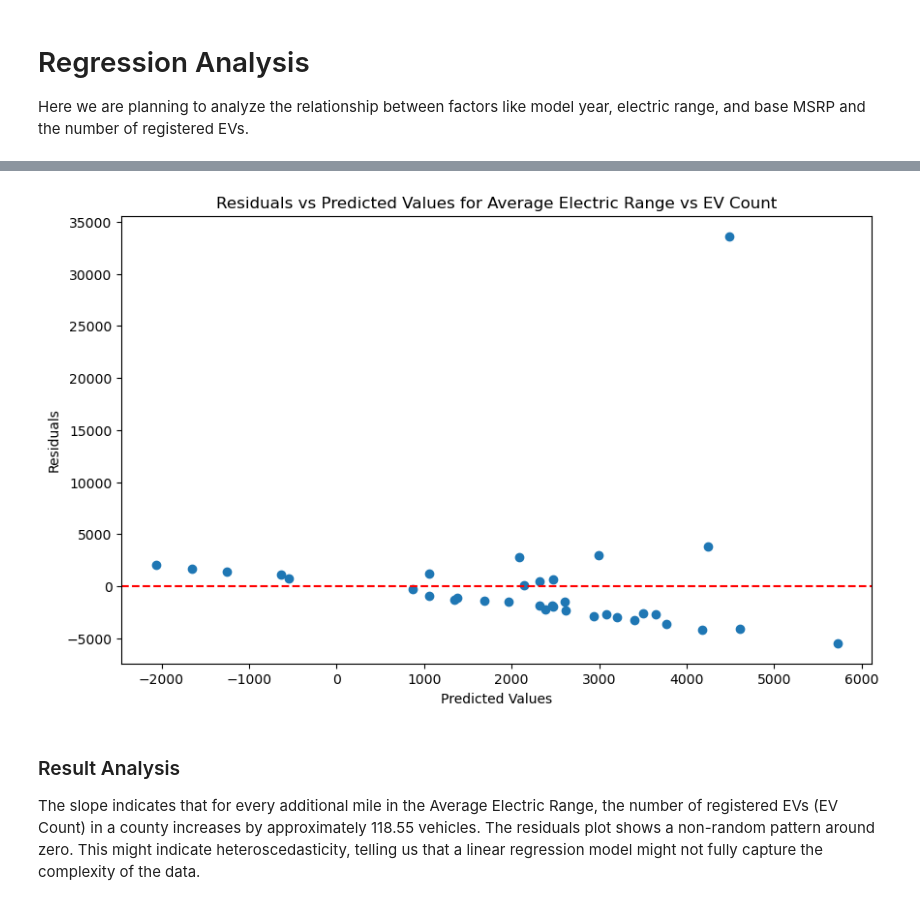
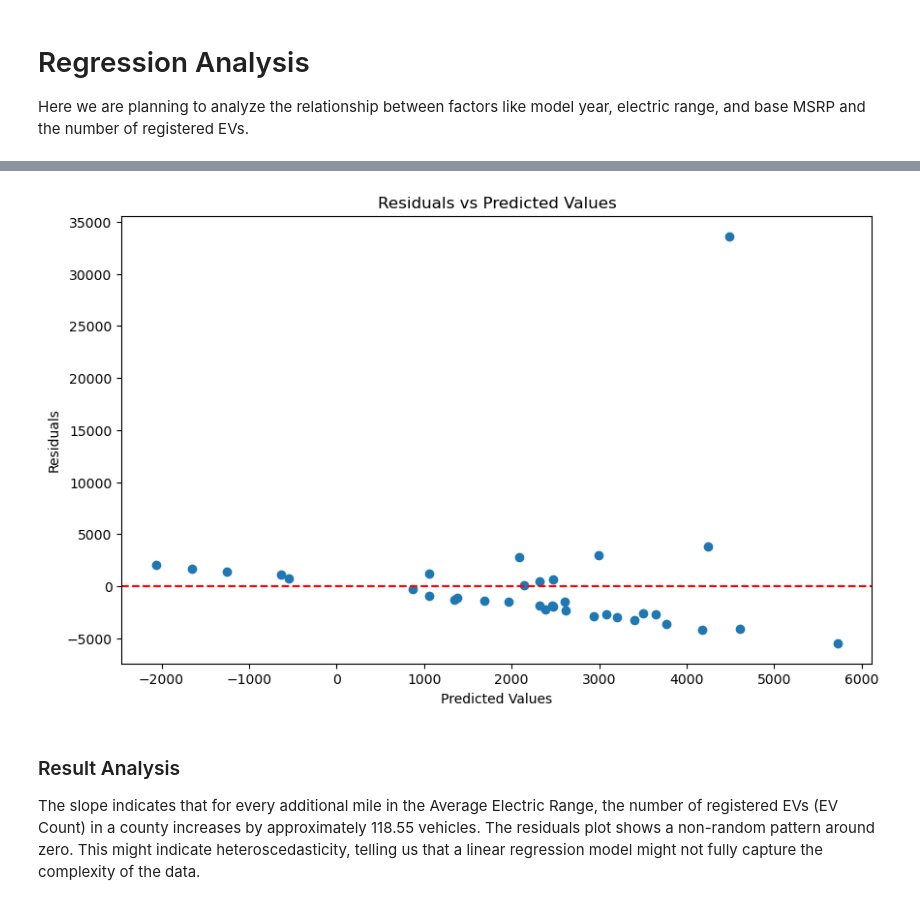
Before and after one commit to vivianzhou1288/info2950-final, a Jupyter notebook: Phase 2.ipynb, the cells around one changed output, grey strips where cells are left out. Drawn from its saved outputs; the diff is of its cells as text; code cells hidden in the pictures.

```diff
--- a/Phase 2.ipynb
+++ b/Phase 2.ipynb
@@ -291,14 +291,14 @@ Intercept -12256.261042484386
 # %%
 residuals = y - y_pred
 plt.figure(figsize=(10, 6))
 plt.scatter(y_pred, residuals)
 plt.axhline(y=0, color='r', linestyle='--')
 plt.xlabel('Predicted Values')
 plt.ylabel('Residuals')
-plt.title('Residuals vs Predicted Values for Average Electric Range vs EV Count')
+plt.title('Residuals vs Predicted Values')
 plt.show()
 # %% [output]
-[figure, old version]
+[figure, new version]
 # %% [markdown]
 ### Result Analysis ###
 The slope indicates that for every additional mile in the Average Electric Range, the number of registered EVs (EV Count) in a county increases by approximately 118.55 vehicles. The residuals plot shows a non-random pattern around zero. This might indicate heteroscedasticity, telling us that a linear regression model might not fully capture the complexity of the data.
```
Also changed, not shown: parts of 9 cells of this notebook.
